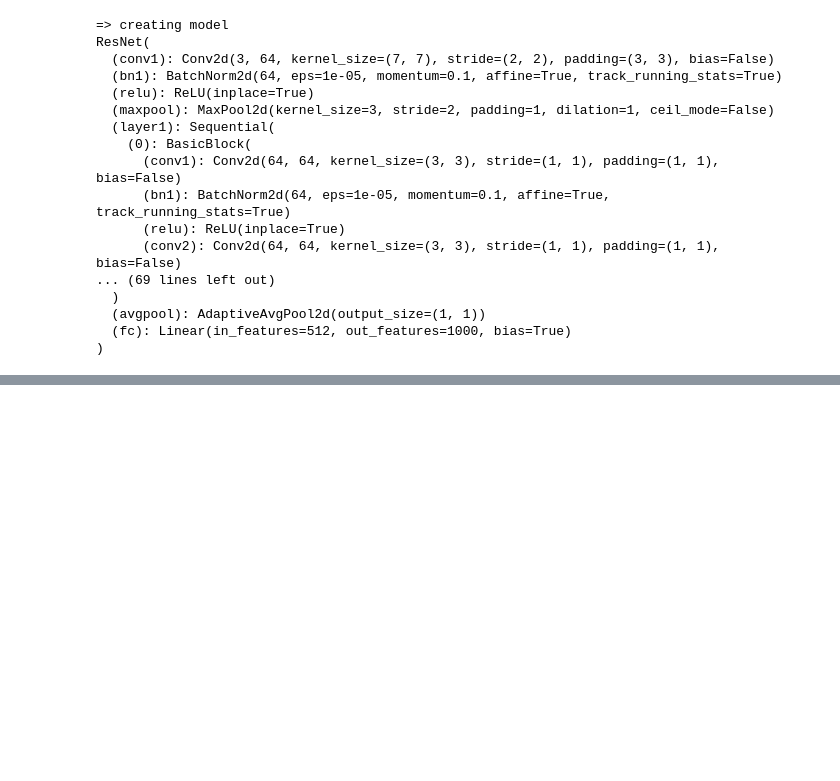
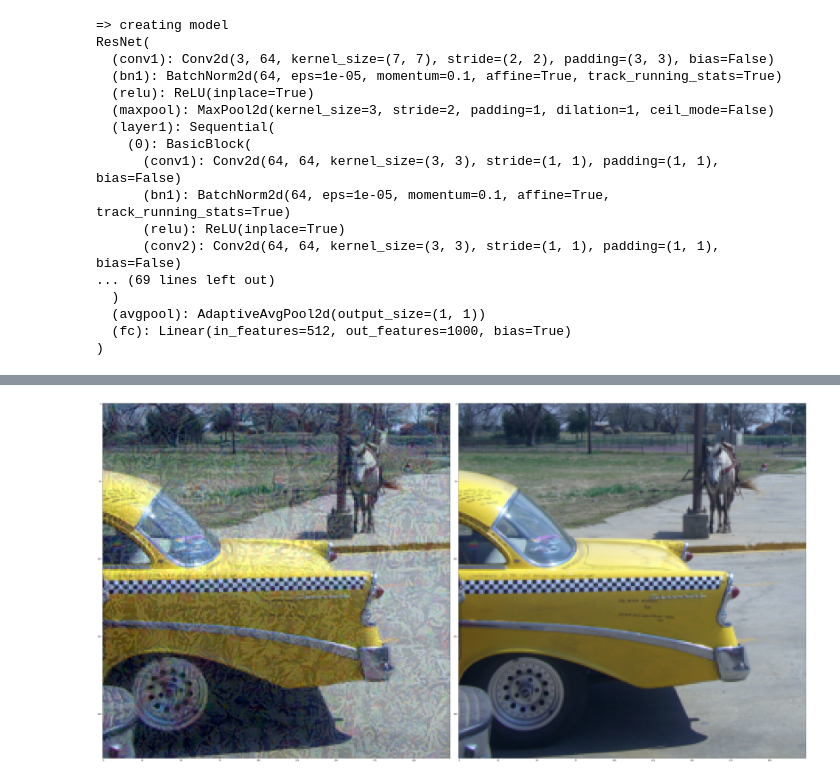
Before and after one commit to ssss1029/imagenet-classifier, a Jupyter notebook: Explore_Activations.ipynb, the cells around one changed output, grey strips where cells are left out. Drawn from its saved outputs; the diff is of its cells as text; code cells hidden in the pictures; blank space fills up the shorter version.

```diff
--- a/Explore_Activations.ipynb
+++ b/Explore_Activations.ipynb
@@ -341,0 +388,84 @@ Clipping input data to the valid range for imshow with RGB data ([0..1] for floa
+# %%
+# rand_image = (torch.rand((1, 3, 224, 224)) * 2) - 1
+model.eval()
+rand_image = imagenet_train[23423][0].unsqueeze(0)
+rand_image_target = torch.tensor(imagenet_train[23423][1]).unsqueeze(0)
+rand_image.requires_grad = True
+original_image = unnorm(rand_image.clone().detach())
+logits, (acts_layer1, acts_layer2, acts_layer3, acts_layer4) = model(rand_image)
+
+# All activations
+(l1_b1_c1, l1_b1_b1, l1_b1_a1, l1_b1_c2, l1_b1_b2), (l1_b2_c1, l1_b2_b1, l1_b2_a1, l1_b2_c2, l1_b2_b2) = acts_layer1
+(l2_b1_c1, l2_b1_b1, l2_b1_a1, l2_b1_c2, l2_b1_b2), (l2_b2_c1, l2_b2_b1, l2_b2_a1, l2_b2_c2, l2_b2_b2) = acts_layer2
+(l3_b1_c1, l3_b1_b1, l3_b1_a1, l3_b1_c2, l3_b1_b2), (l3_b2_c1, l3_b2_b1, l3_b2_a1, l3_b2_c2, l3_b2_b2) = acts_layer3
+(l4_b1_c1, l4_b1_b1, l4_b1_a1, l4_b1_c2, l4_b1_b2), (l4_b2_c1, l4_b2_b1, l4_b2_a1, l4_b2_c2, l4_b2_b2) = acts_layer4
+
+# all_convs = [
+#     l1_b1_c1,
+#     l2_b1_c1,
+#     l3_b1_c1,
+#     l4_b1_c1,
+#     l1_b1_c2,
+#     l2_b1_c2,
+#     l3_b1_c2,
+#     l4_b1_c2,
+#     l1_b2_c1,
+#     l2_b2_c1,
+#     l3_b2_c1,
+#     l4_b2_c1,
+#     l1_b2_c2,
+#     l2_b2_c2,
+#     l3_b2_c2,
+#     l4_b2_c2,
+# ]
+# for c in all_convs:
+#     c.retain_grad()
+# logits.max(1)[0].backward()
+
+# for i, c in enumerate(all_convs):
+#     print(i, torch.mean(c.grad ** 2))
+
+optimizer = torch.optim.Adam([rand_image], lr=0.07, weight_decay=1e-6)
+
+# Random Options
+rand_layer = random.randint(0, 3)
+rand_block = random.randint(0, 1)
+rand_act = random.randint(0, 4)
+rand_channel = None
+
+print(f"Layer {rand_layer}, Block {rand_block}, Act {rand_act}")
+
+for n in range(5):  # optimize pixel values for opt_steps times
+    print(f"Step {n}")
+    optimizer.zero_grad()
+    logits, (acts_layer1, acts_layer2, acts_layer3, acts_layer4) = model(rand_image)
+    all_acts = [acts_layer1, acts_layer2, acts_layer3, acts_layer4]
+
+    # All activations
+    # (l1_b1_c1, l1_b1_b1, l1_b1_a1, l1_b1_c2, l1_b1_b2), (l1_b2_c1, l1_b2_b1, l1_b2_a1, l1_b2_c2, l1_b2_b2) = acts_layer1
+    # (l2_b1_c1, l2_b1_b1, l2_b1_a1, l2_b1_c2, l2_b1_b2), (l2_b2_c1, l2_b2_b1, l2_b2_a1, l2_b2_c2, l2_b2_b2) = acts_layer2
+    # (l3_b1_c1, l3_b1_b1, l3_b1_a1, l3_b1_c2, l3_b1_b2), (l3_b2_c1, l3_b2_b1, l3_b2_a1, l3_b2_c2, l3_b2_b2) = acts_layer3
+    # (l4_b1_c1, l4_b1_b1, l4_b1_a1, l4_b1_c2, l4_b1_b2), (l4_b2_c1, l4_b2_b1, l4_b2_a1, l4_b2_c2, l4_b2_b2) = acts_layer4
+
+    # lX_bY_cN is shape [batch_size, C, W, H]
+    act_map = all_acts[rand_layer][rand_block][rand_act]
+    # rand_channel = torch.max(torch.mean(act_map, dim=(2, 3)), dim=1)[1].item()
+    # if rand_channel == None:
+    #     rand_channel = random.randint(0, act_map.shape[1] - 1)
+    loss = 1 * (act_map[:, :, :, :] ** 2).mean()
+    loss.backward()
+    optimizer.step()
+
+    logits = model(rand_image)[0]
+    print(loss, F.cross_entropy(logits, rand_image_target))
+    print(rand_image_target)
+    print(logits.max(1)[1])
+
+denormed = unnorm(rand_image)
+
+fig, ax = plt.subplots(1, 2)
+fig.set_size_inches(50, 50)
+fig.tight_layout()
+show_image(denormed[0].detach(), ax[0])
+show_image(original_image[0].detach(), ax[1])
+# %% [output]
@@ -341,0 +497 @@ Clipping input data to the valid range for imshow with RGB data ([0..1] for floa
+[figure, added]
```
Also changed, not shown: parts of 4 cells of this notebook, 27 other files.
